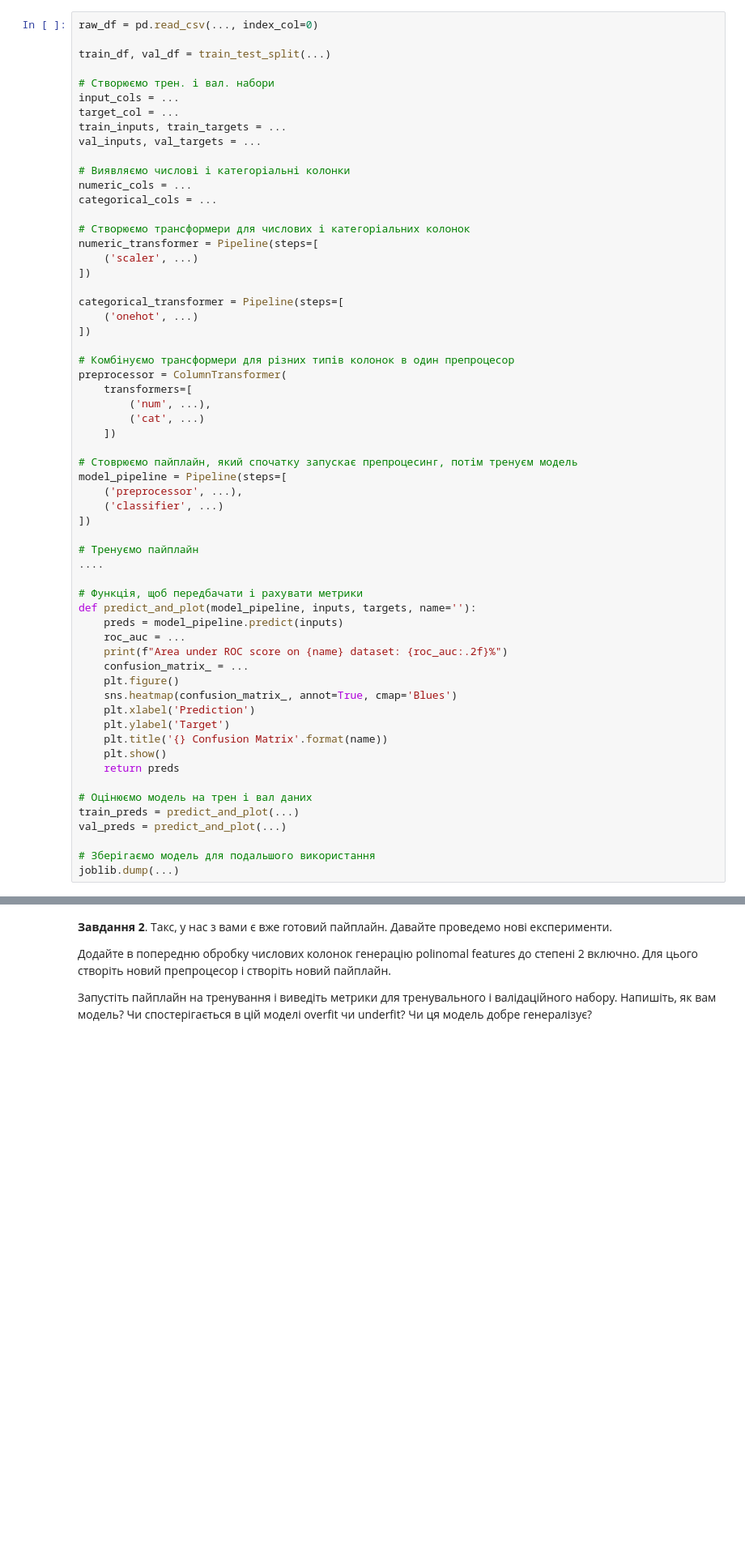
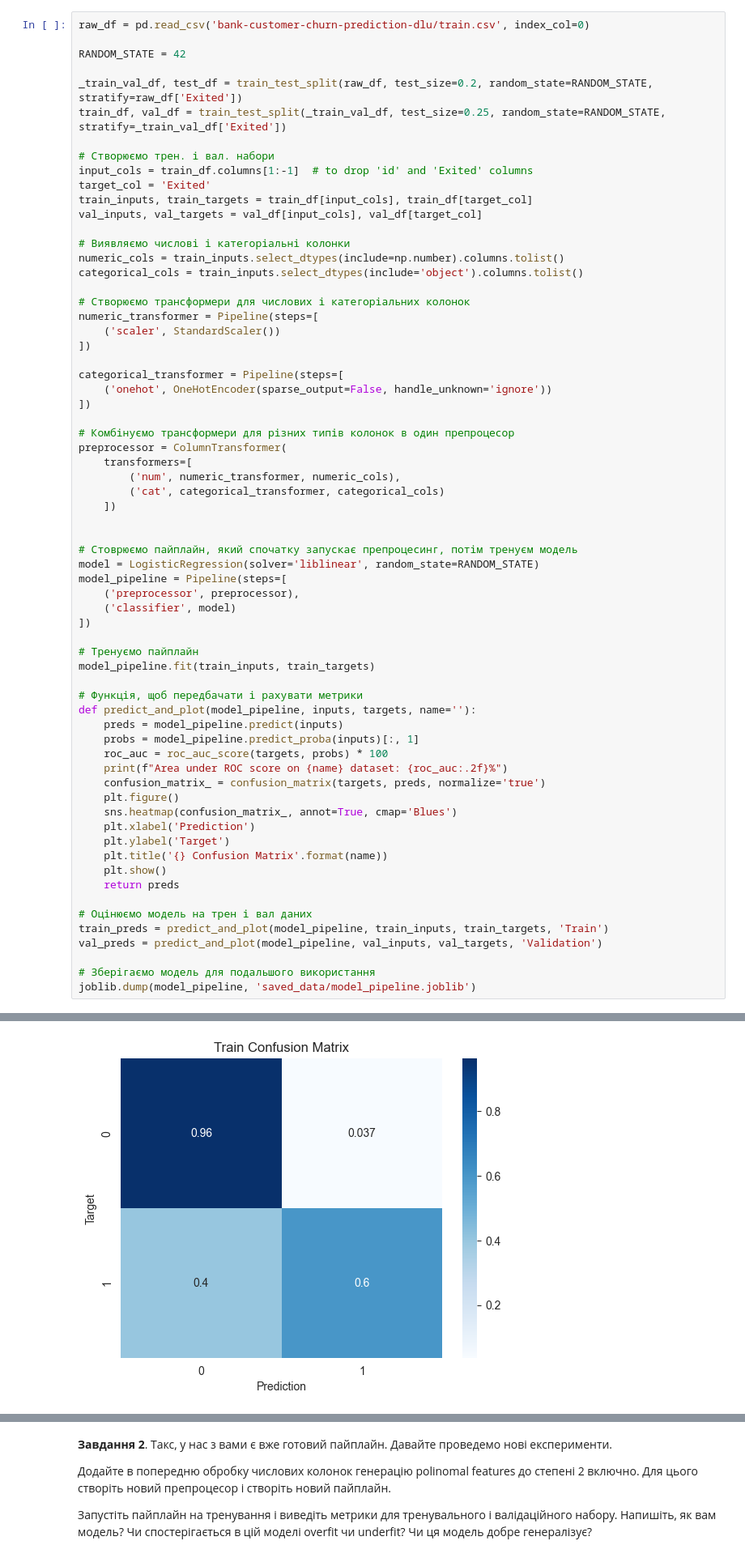
Before and after one commit to DmytroLitvinov/machine-learning-for-humans-2.0, a Jupyter notebook: modules/modules_2/topic_2_2/homeworks/HW_2_2_Поліноміальні_ознаки_Pipelines.ipynb, the cells around one changed output, grey strips where cells are left out. Shown at 81% size. Cells and saved outputs as stored; diff of their text form; blank space fills up the shorter version.

```diff
--- a/modules/modules_2/topic_2_2/homeworks/HW_2_2_Поліноміальні_ознаки_Pipelines.ipynb
+++ b/modules/modules_2/topic_2_2/homeworks/HW_2_2_Поліноміальні_ознаки_Pipelines.ipynb
@@ -30,49 +46,55 @@
 # %%
-raw_df = pd.read_csv(..., index_col=0)
+raw_df = pd.read_csv('bank-customer-churn-prediction-dlu/train.csv', index_col=0)
 
-train_df, val_df = train_test_split(...)
+RANDOM_STATE = 42
+
+_train_val_df, test_df = train_test_split(raw_df, test_size=0.2, random_state=RANDOM_STATE, stratify=raw_df['Exited'])
+train_df, val_df = train_test_split(_train_val_df, test_size=0.25, random_state=RANDOM_STATE, stratify=_train_val_df['Exited'])
 
 # Створюємо трен. і вал. набори
-input_cols = ...
-target_col = ...
-train_inputs, train_targets = ...
-val_inputs, val_targets = ...
+input_cols = train_df.columns[1:-1]  # to drop 'id' and 'Exited' columns
+target_col = 'Exited'
+train_inputs, train_targets = train_df[input_cols], train_df[target_col]
+val_inputs, val_targets = val_df[input_cols], val_df[target_col]
 
 # Виявляємо числові і категоріальні колонки
-numeric_cols = ...
-categorical_cols = ...
+numeric_cols = train_inputs.select_dtypes(include=np.number).columns.tolist()
+categorical_cols = train_inputs.select_dtypes(include='object').columns.tolist()
 
 # Створюємо трансформери для числових і категоріальних колонок
 numeric_transformer = Pipeline(steps=[
-    ('scaler', ...)
+    ('scaler', StandardScaler())
 ])
 
 categorical_transformer = Pipeline(steps=[
-    ('onehot', ...)
+    ('onehot', OneHotEncoder(sparse_output=False, handle_unknown='ignore'))
 ])
 
 # Комбінуємо трансформери для різних типів колонок в один препроцесор
 preprocessor = ColumnTransformer(
     transformers=[
-        ('num', ...),
-        ('cat', ...)
+        ('num', numeric_transformer, numeric_cols),
+        ('cat', categorical_transformer, categorical_cols)
     ])
 
+
 # Стоврюємо пайплайн, який спочатку запускає препроцесинг, потім тренуєм модель
+model = LogisticRegression(solver='liblinear', random_state=RANDOM_STATE)
 model_pipeline = Pipeline(steps=[
-    ('preprocessor', ...),
-    ('classifier', ...)
+    ('preprocessor', preprocessor),
+    ('classifier', model)
 ])
 
 # Тренуємо пайплайн
-....
+model_pipeline.fit(train_inputs, train_targets)
 
 # Функція, щоб передбачати і рахувати метрики
 def predict_and_plot(model_pipeline, inputs, targets, name=''):
     preds = model_pipeline.predict(inputs)
-    roc_auc = ...
+    probs = model_pipeline.predict_proba(inputs)[:, 1]
+    roc_auc = roc_auc_score(targets, probs) * 100
     print(f"Area under ROC score on {name} dataset: {roc_auc:.2f}%")
-    confusion_matrix_ = ...
+    confusion_matrix_ = confusion_matrix(targets, preds, normalize='true')
     plt.figure()
     sns.heatmap(confusion_matrix_, annot=True, cmap='Blues')
     plt.xlabel('Prediction')
@@ -82,8 +104,9 @@ def predict_and_plot(model_pipeline, inputs, targets, name=''):
     return preds
 
 # Оцінюємо модель на трен і вал даних
-train_preds = predict_and_plot(...)
-val_preds = predict_and_plot(...)
+train_preds = predict_and_plot(model_pipeline, train_inputs, train_targets, 'Train')
+val_preds = predict_and_plot(model_pipeline, val_inputs, val_targets, 'Validation')
 
 # Зберігаємо модель для подальшого використання
-joblib.dump(...)
+joblib.dump(model_pipeline, 'saved_data/model_pipeline.joblib')
+# %% [output]
@@ -89,0 +114 @@ joblib.dump(...)
+[figure, added]
```
Also changed, not shown: parts of 11 cells of this notebook, 9 other files.
